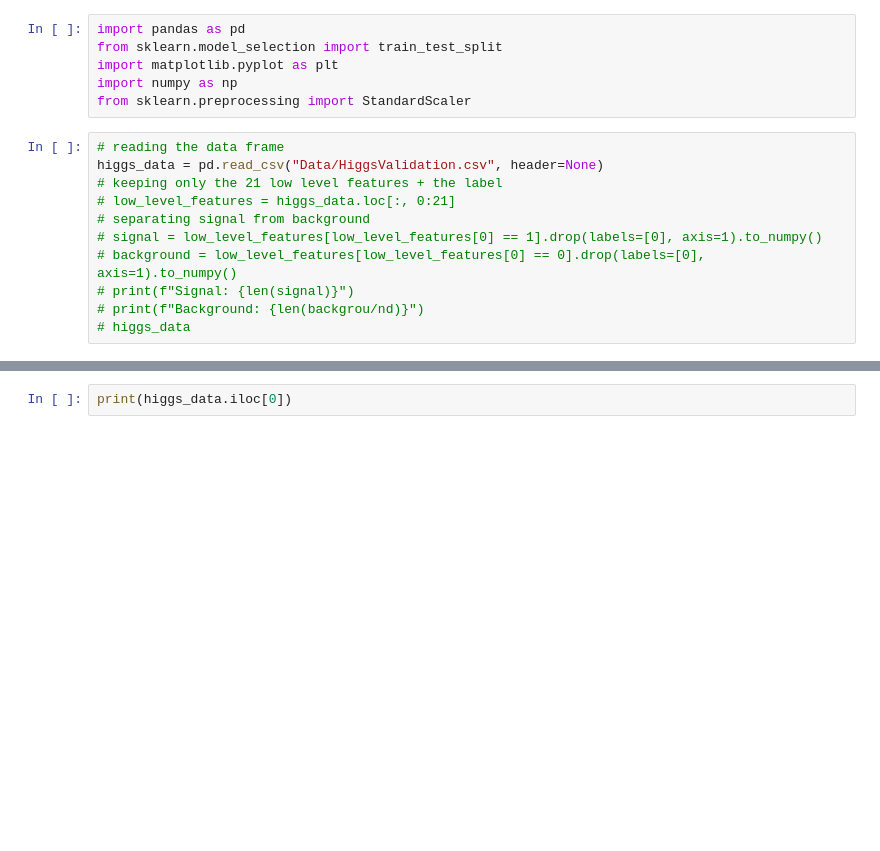
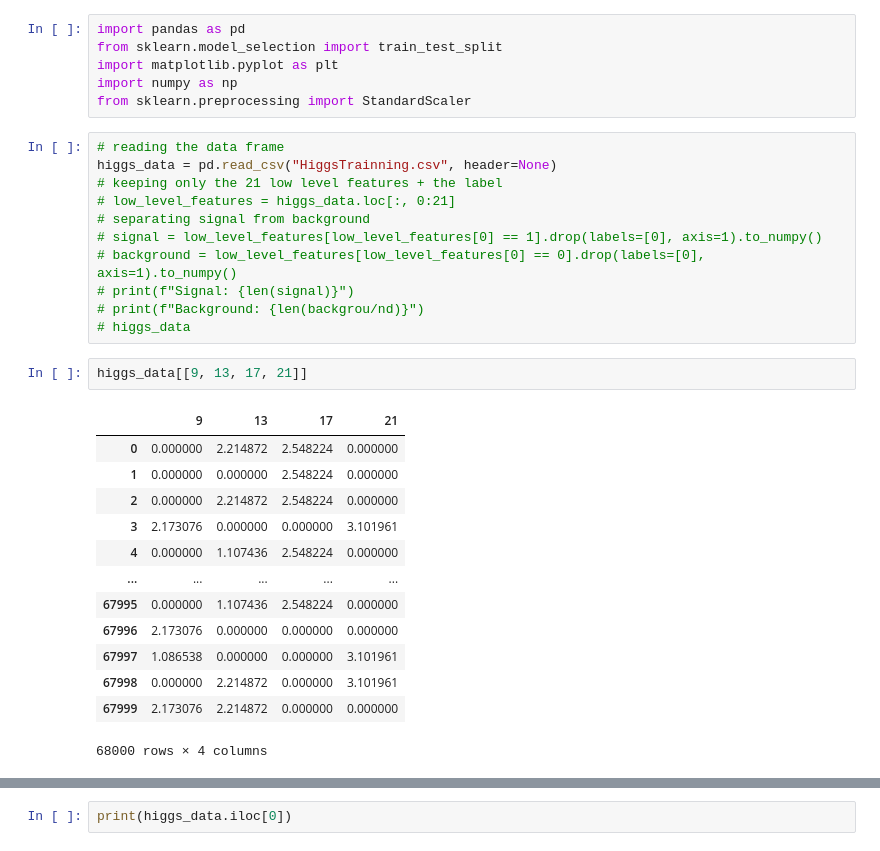
Before and after one commit to mathmartines/IntroML_Atividade3, a Jupyter notebook: Data/DataExploration.ipynb, the cells around one changed output, grey strips where cells are left out. Saved outputs shown, nothing was run; the diff lists cells and outputs as text; blank space fills up the shorter version.

```diff
--- a/DataExploration.ipynb
+++ b/Data/DataExploration.ipynb
@@ -6,7 +6,7 @@ import numpy as np
 from sklearn.preprocessing import StandardScaler
 # %%
 # reading the data frame
-higgs_data = pd.read_csv("Data/HiggsValidation.csv", header=None)
+higgs_data = pd.read_csv("HiggsTrainning.csv", header=None)
 # keeping only the 21 low level features + the label
 # low_level_features = higgs_data.loc[:, 0:21]
 # separating signal from background
@@ -15,4 +15,20 @@ higgs_data = pd.read_csv("Data/HiggsValidation.csv", header=None)
 # print(f"Signal: {len(signal)}")
 # print(f"Background: {len(backgrou/nd)}")
 # higgs_data
+# %%
+higgs_data[[9, 13, 17, 21]]
+# %% [output]
+|  | 9 | 13 | 17 | 21 |
+| 0 | 0.000000 | 2.214872 | 2.548224 | 0.000000 |
+| 1 | 0.000000 | 0.000000 | 2.548224 | 0.000000 |
+| 2 | 0.000000 | 2.214872 | 2.548224 | 0.000000 |
+| 3 | 2.173076 | 0.000000 | 0.000000 | 3.101961 |
+| 4 | 0.000000 | 1.107436 | 2.548224 | 0.000000 |
+| ... | ... | ... | ... | ... |
+| 67995 | 0.000000 | 1.107436 | 2.548224 | 0.000000 |
+| 67996 | 2.173076 | 0.000000 | 0.000000 | 0.000000 |
+| 67997 | 1.086538 | 0.000000 | 0.000000 | 3.101961 |
+| 67998 | 0.000000 | 2.214872 | 0.000000 | 3.101961 |
+| 67999 | 2.173076 | 2.214872 | 0.000000 | 0.000000 |
+68000 rows × 4 columns
 # %%
```
Also changed, not shown: parts of 1 cell of this notebook, 10 other files.
